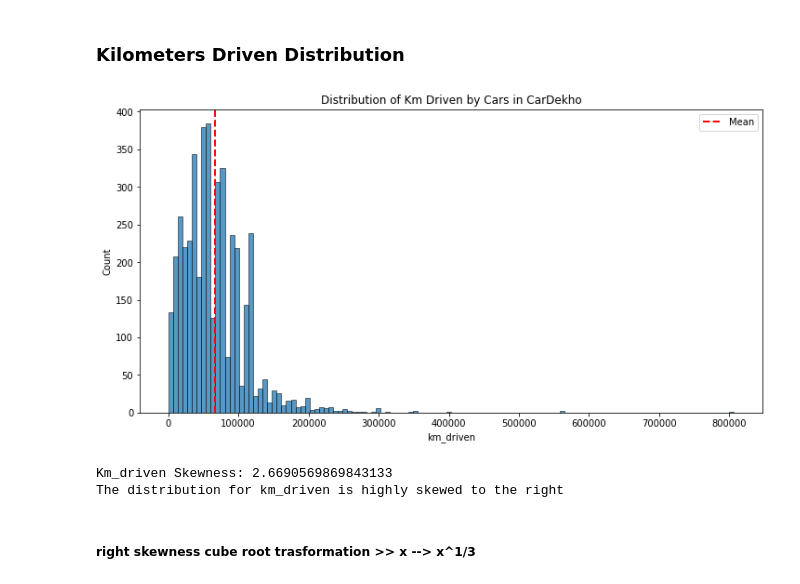
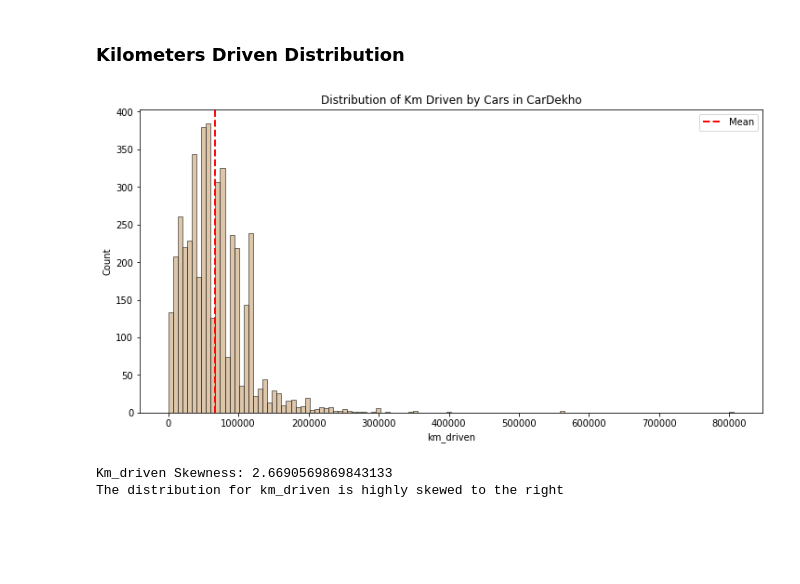
Before and after one commit to princeKike27/Car-Dekho-Dealership, a Jupyter notebook: CarDekhoDealership.ipynb, the cells around one changed output. Saved outputs shown, nothing was run; the diff lists cells and outputs as text; code cells hidden in the pictures; blank space fills up the shorter version.

```diff
--- a/CarDekhoDealership.ipynb
+++ b/CarDekhoDealership.ipynb
@@ -452,15 +452,16 @@ df_features.head()
 # %% [markdown]
 ### Kilometers Driven Distribution
 # %%
+# distribution plot
 
 f, ax = plt.subplots(figsize=(12, 6))
 
-sns.histplot(df_features['km_driven'])
+sns.histplot(df_features['km_driven'], color='tan')
 plt.axvline(df_features['km_driven'].mean(), color='red', linewidth=2, linestyle='dashed', label='Mean')
 
 plt.title('Distribution of Km Driven by Cars in CarDekho')
 plt.legend()
 plt.show()
 # %% [output]
-[figure, old version]
+[figure, new version]
 # %%
@@ -469,5 +472,3 @@ print('The distribution for km_driven is highly skewed to the right')
 # %% [output]
 Km_driven Skewness: 2.6690569869843133
 The distribution for km_driven is highly skewed to the right
-# %% [markdown]
-##### right skewness cube root trasformation >> x --> x^1/3
```
Also changed, not shown: parts of 15 cells of this notebook.
